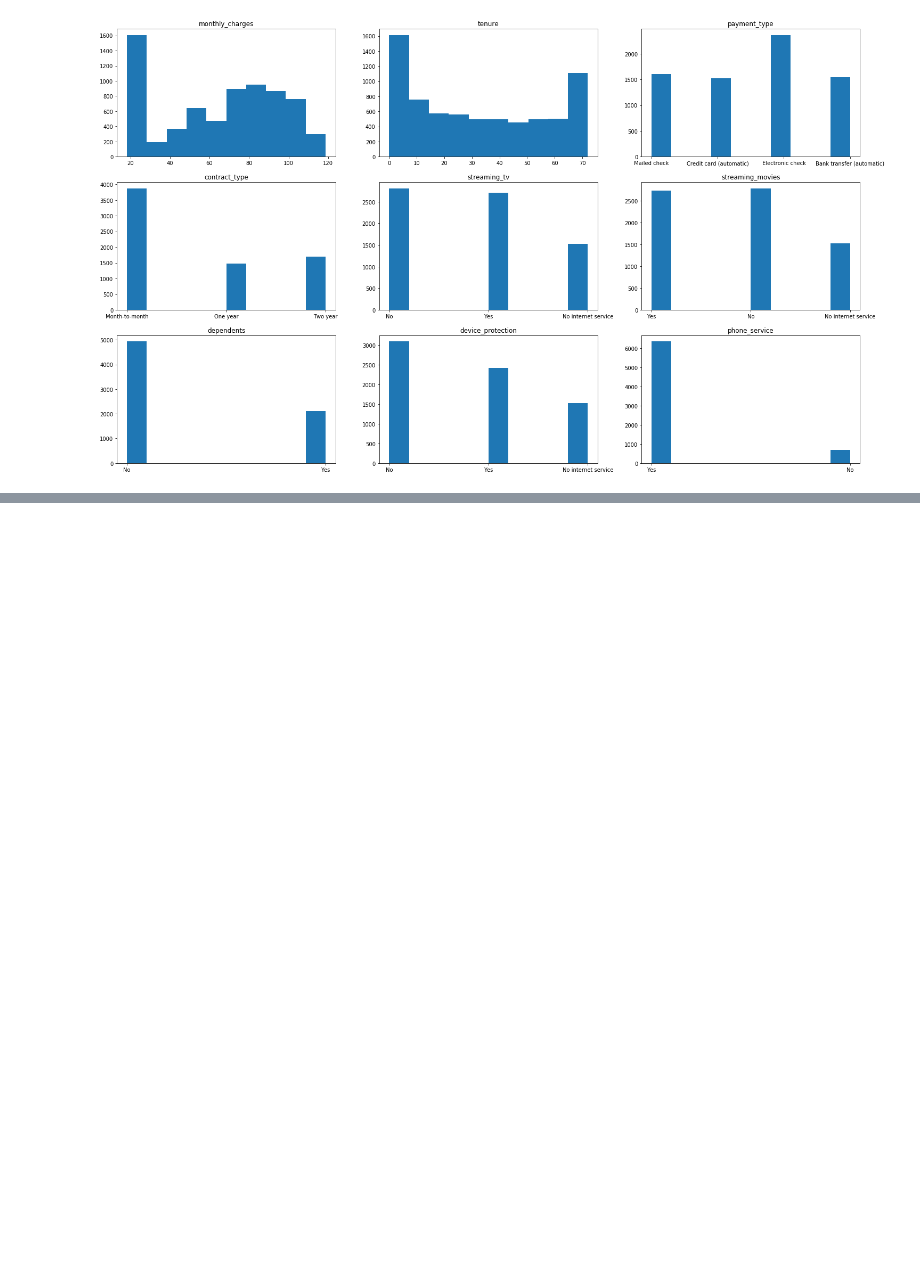
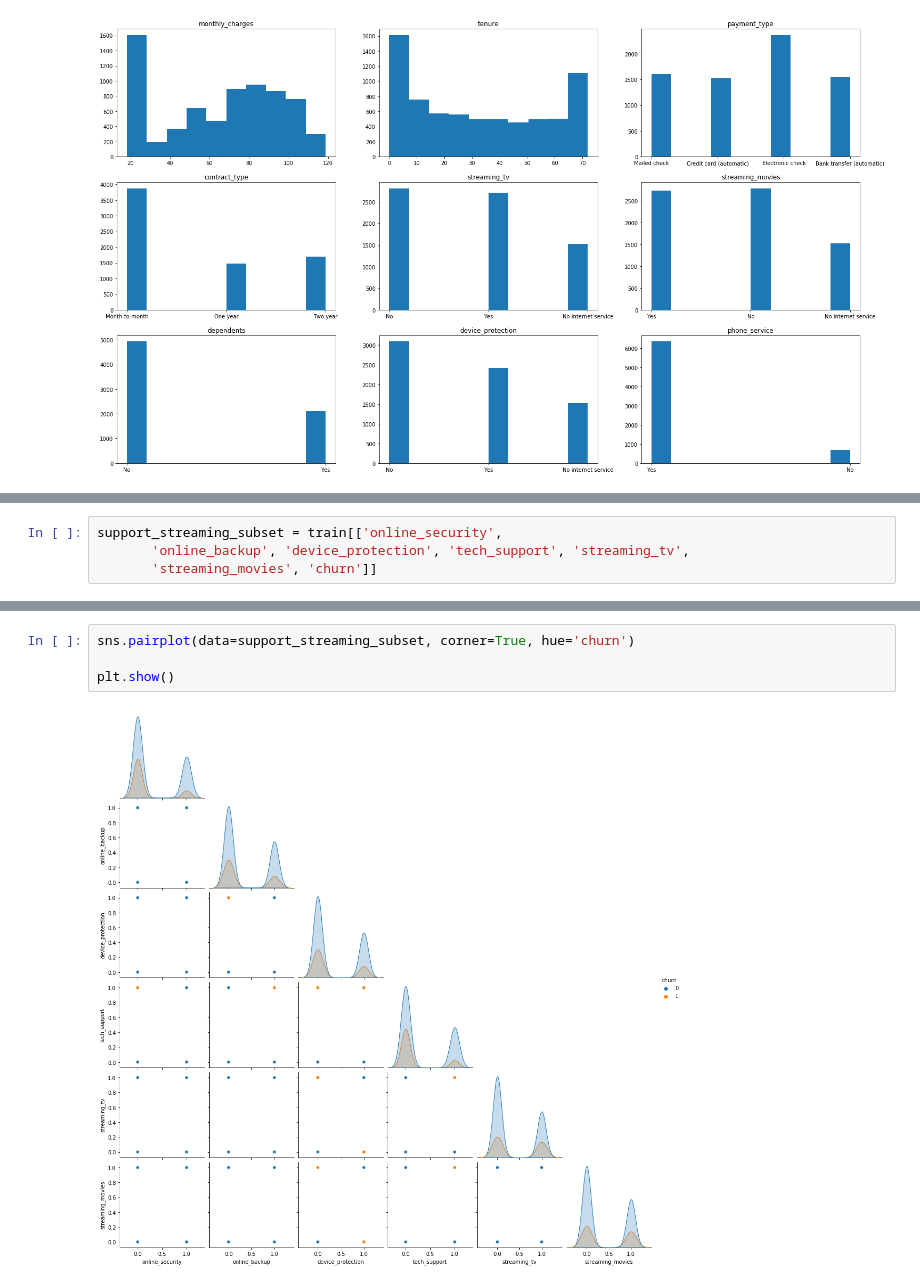
Before and after one commit to QuantumKane/classification_project, a Jupyter notebook: raw.ipynb, the cells around one changed output, grey strips where cells are left out. Cells and saved outputs as stored; diff of their text form; blank space fills up the shorter version.

```diff
--- a/raw.ipynb
+++ b/raw.ipynb
@@ -195,0 +266,4 @@ print(train.shape, validate.shape, test.shape)
+# %%
+support_streaming_subset = train[['online_security',
+       'online_backup', 'device_protection', 'tech_support', 'streaming_tv',
+       'streaming_movies', 'churn']]
@@ -195,0 +296,6 @@ print(train.shape, validate.shape, test.shape)
+# %%
+sns.pairplot(data=support_streaming_subset, corner=True, hue='churn')
+
+plt.show()
+# %% [output]
+[figure, added]
```
Also changed, not shown: parts of 62 cells of this notebook.
